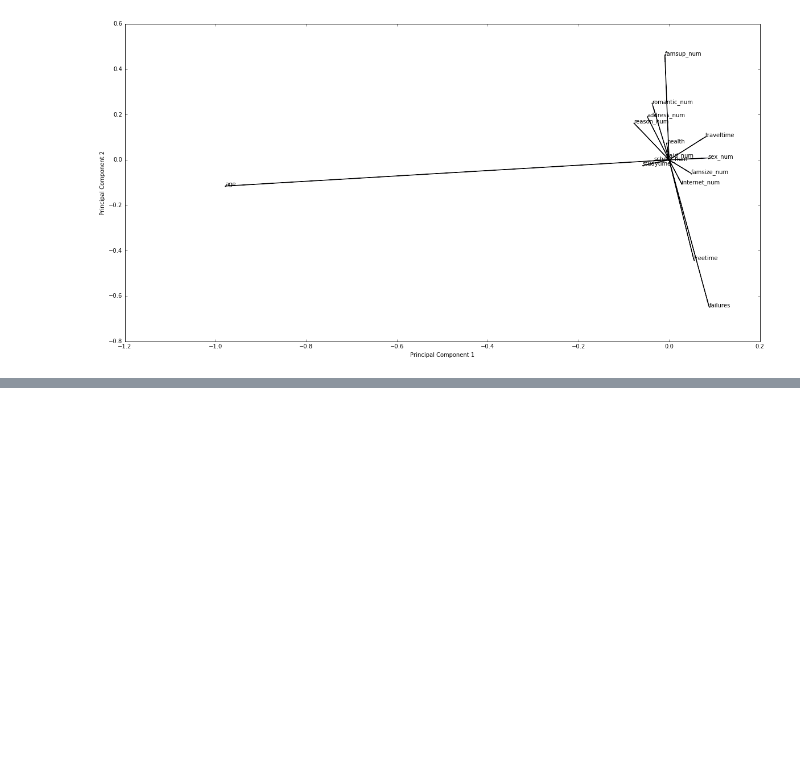
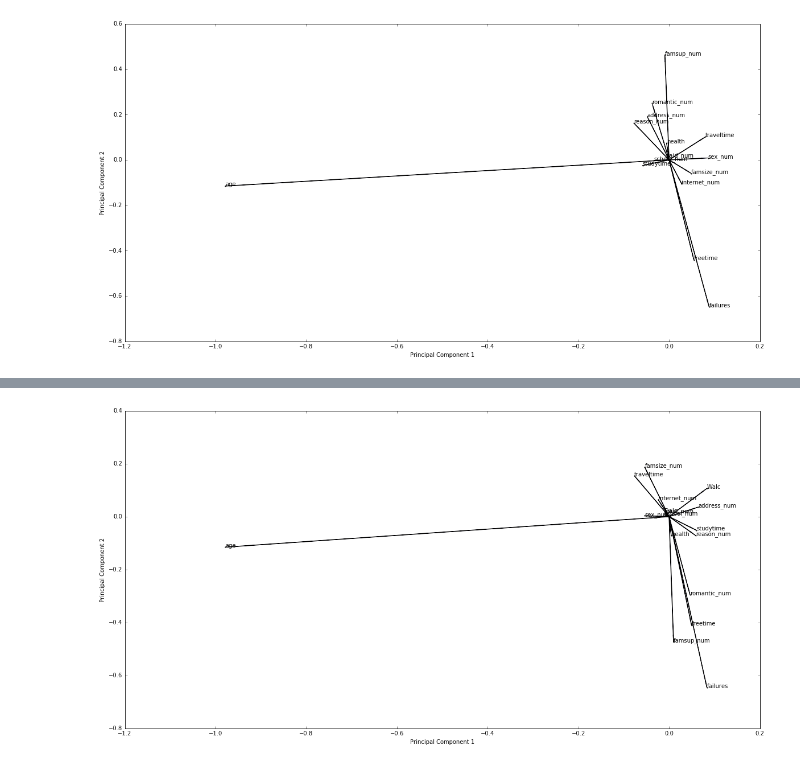
Before and after one commit to fagan2888/DataSci_Final_Project, a Jupyter notebook: PCA Visualization/PCA Visualization.ipynb, the cells around one changed output, grey strips where cells are left out. Cells and saved outputs as stored; diff of their text form; code cells hidden in the pictures; blank space fills up the shorter version.

```diff
--- a/PCA Visualization/PCA Visualization.ipynb
+++ b/PCA Visualization/PCA Visualization.ipynb
@@ -155,0 +239,14 @@ plt.show()
+# %%
+#plot components
+
+ax = plt.scatter(components[:,0],components[:,1], s=1)
+plt.xlabel('Principal Component 1')
+plt.ylabel('Principal Component 2')
+
+for i in range(0,len(components)):
+    plt.annotate(s='', xytext=(0,0), xy=(components[i][0],components[i][1]), arrowprops={'width':0.5, 'headwidth':1})
+    plt.annotate(s=PCA_cols[i], xy=(0,0), xytext=(components[i][0],components[i][1]))
+
+plt.show()
+# %% [output]
+[figure, added]
```
Also changed, not shown: parts of 12 cells of this notebook, 2 other files.
